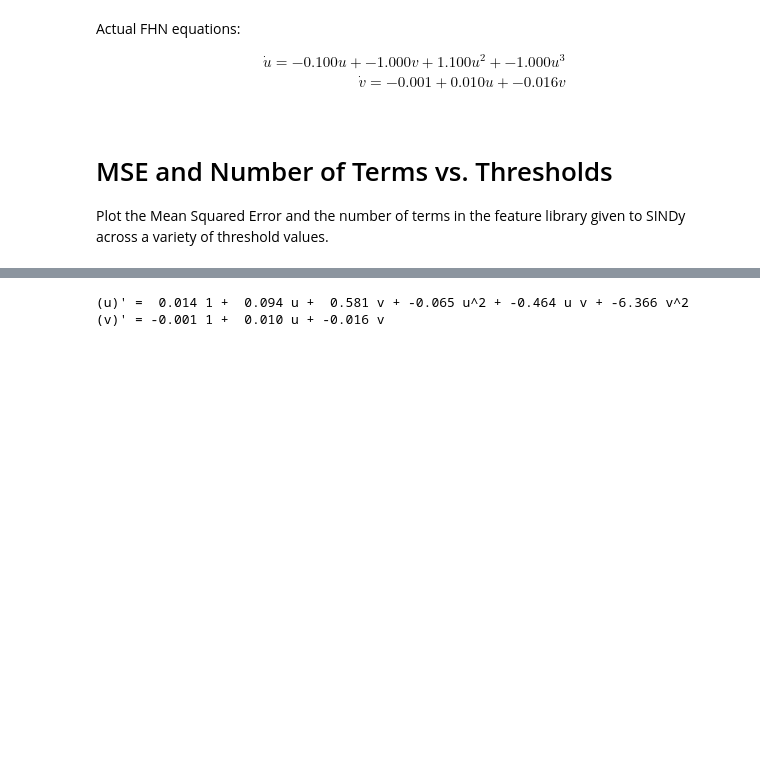
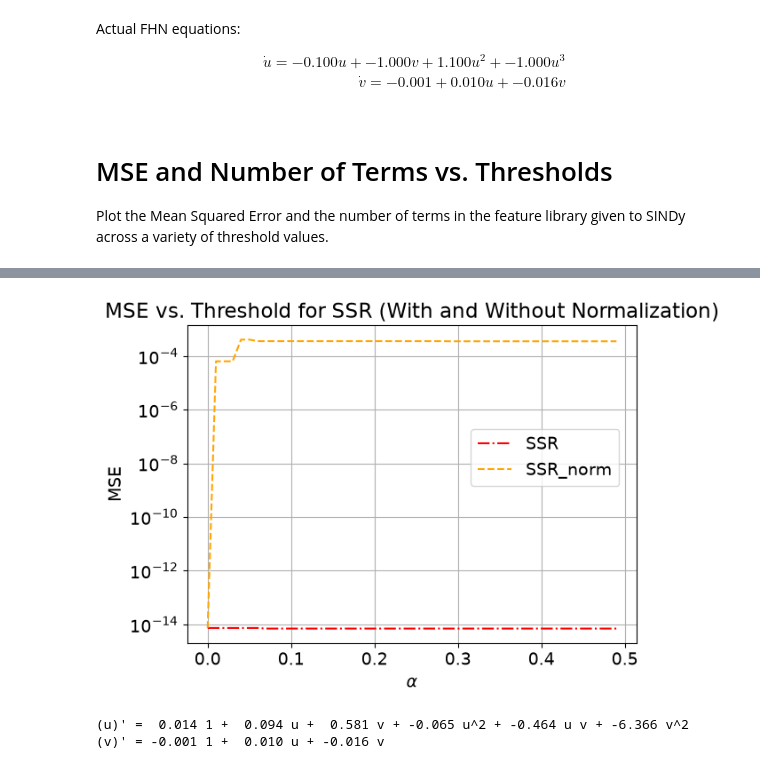
Before and after one commit to cswelch/SINDy-for-Cardiac-Electrophysiology, a Jupyter notebook: SINDy_FHN.ipynb, the cells around one changed output, grey strips where cells are left out. Saved outputs shown, nothing was run; the diff lists cells and outputs as text; code cells hidden in the pictures; blank space fills up the shorter version.

```diff
--- a/SINDy_FHN.ipynb
+++ b/SINDy_FHN.ipynb
@@ -271,3 +320,18 @@ fig.tight_layout()
+# %%
+# We can see that normalizing SSR results in significantly worse performance, which is likely due to the algorithm's
+# fundamental dependency on the relative scale of the data.  As a result, we leave it out of the comparisons above.
+plt.plot(thresholds, mse_SSR, linestyle='-.', color='red', label='SSR')
+plt.plot(thresholds, mse_SSR_norm, linestyle='--', color='orange', label='SSR_norm')
+plt.title('MSE vs. Threshold for SSR (With and Without Normalization)')
+plt.xlabel(r'$\alpha$')
+plt.ylabel('MSE')
+plt.yscale('log')
+plt.grid()
+plt.legend(loc='upper right', bbox_to_anchor=(0.98, 0.7))
+
+plt.tight_layout()
+# %% [output]
+[figure, added]
 # %%
 # With the default feature library, the optimizer can't identify the correct equations, even on the best optimizer.
 model = ps.SINDy(optimizer=ps.STLSQ(threshold=0.1, normalize_columns=True))
```
Also changed, not shown: parts of 3 cells of this notebook, 1 other file.
